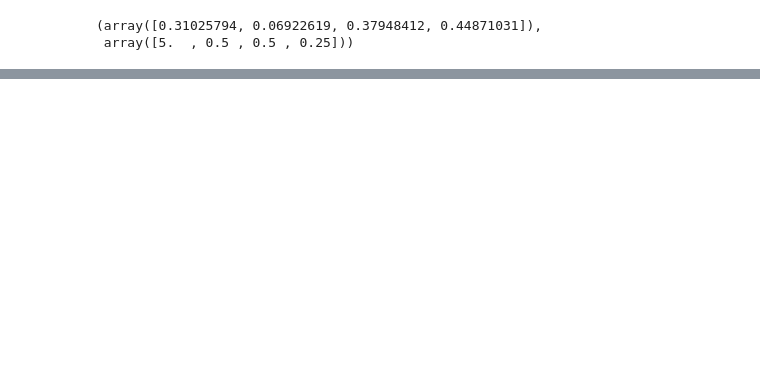
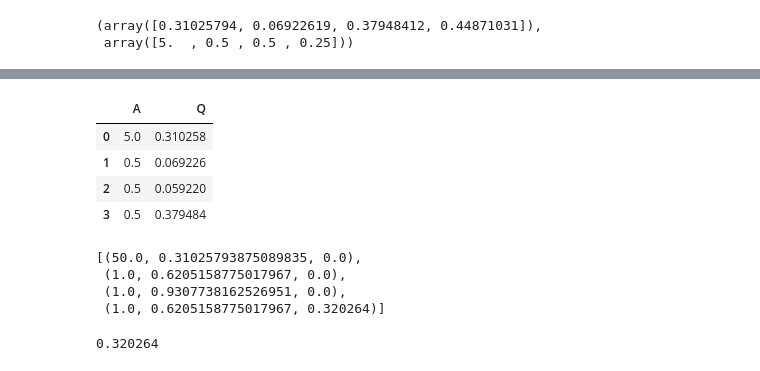
Before and after one commit to pbelange/PySUSSIX, a Jupyter notebook: test_sussix.ipynb, the cells around one changed output, grey strips where cells are left out. Cells and saved outputs as stored; diff of their text form; code cells hidden in the pictures; blank space fills up the shorter version.

Commit message:
starting to expose the functions

```diff
--- a/test_sussix.ipynb
+++ b/test_sussix.ipynb
@@ -176,0 +184,23 @@ Q,A
+# %%
+results = pd.DataFrame({'A':A,'Q':Q})
+display(results)
+
+mn = [(1,0),(2,0),(3,0),(2,1)]
+aj = [Jx,0.02*Jx,0.02*Jx,0.02*Jx]
+# start = pd.DataFrame({'aj':np.sqrt(2*np.array(aj))})
+# display(start)
+[(a,m*Qx,n*Qy) for (m,n),a in zip(mn,aj)]
+# %% [output]
+|  | A | Q |
+| 0 | 5.0 | 0.310258 |
+| 1 | 0.5 | 0.069226 |
+| 2 | 0.5 | 0.059220 |
+| 3 | 0.5 | 0.379484 |
+[(50.0, 0.31025793875089835, 0.0),
+ (1.0, 0.6205158775017967, 0.0),
+ (1.0, 0.9307738162526951, 0.0),
+ (1.0, 0.6205158775017967, 0.320264)]
+# %%
+Qy
+# %% [output]
+0.320264
```
Also changed, not shown: parts of 6 cells of this notebook, 10 other files.
